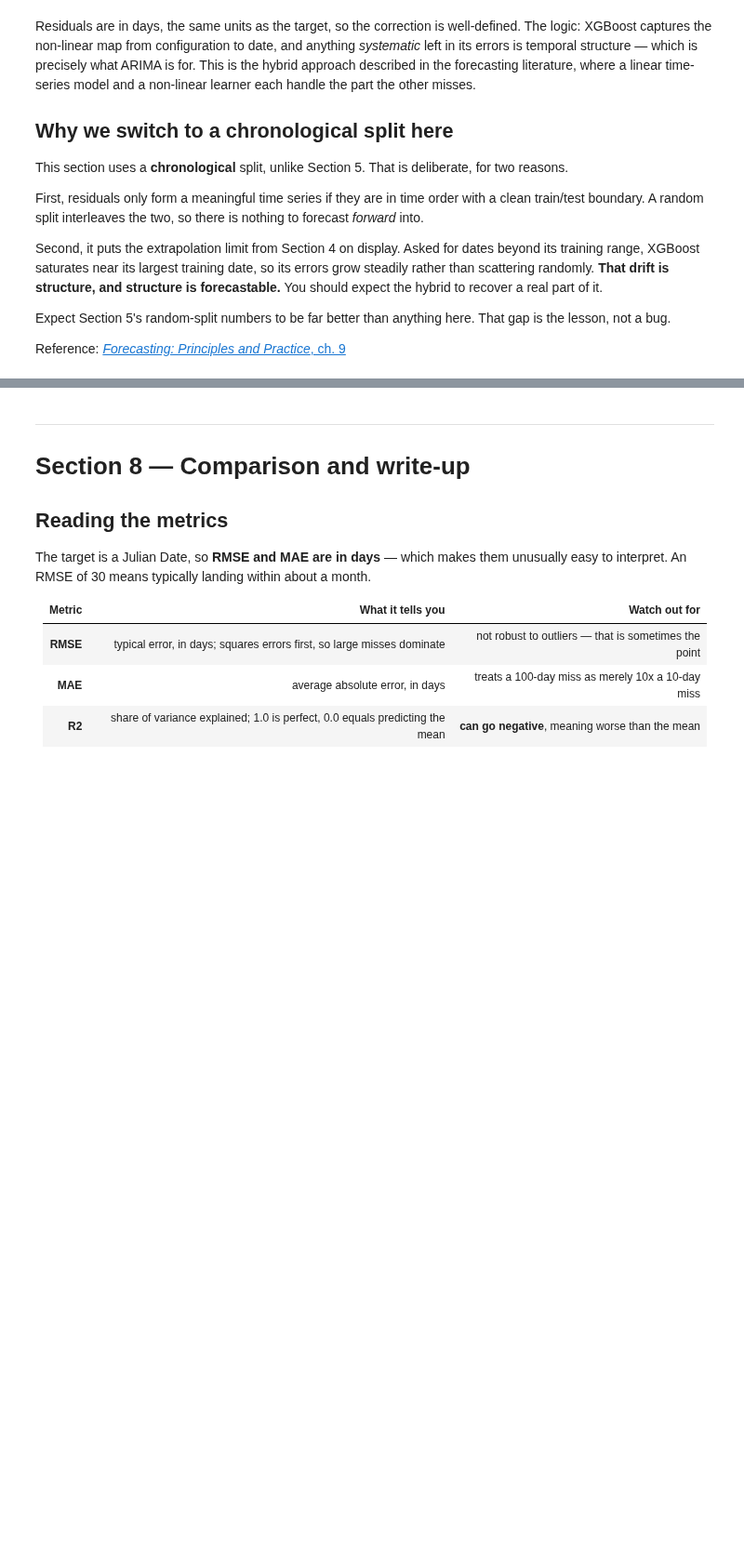
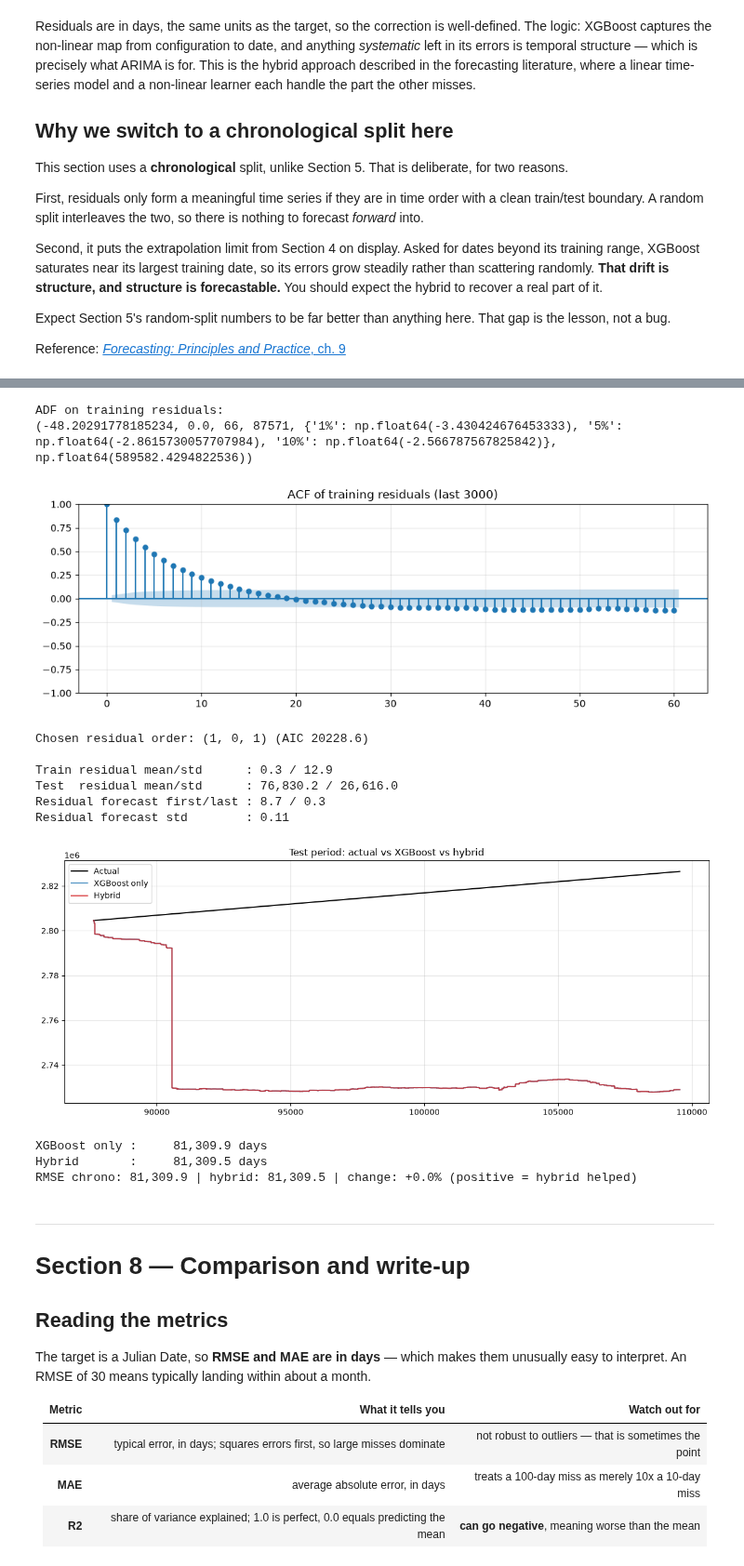
Before and after one commit to TAMU-Aggie-Data-Science-Club/fall2026-AIAA, a Jupyter notebook: adsc-deliverable1/deliverable1_planetary_motion.ipynb, the cells around one changed output, grey strips where cells are left out. Shown at 93% size. Cells and saved outputs as stored; diff of their text form; code cells hidden in the pictures; blank space fills up the shorter version.

```diff
--- a/adsc-deliverable1/deliverable1_planetary_motion.ipynb
+++ b/adsc-deliverable1/deliverable1_planetary_motion.ipynb
@@ -905,37 +1182,102 @@ print(f'residual series: train {len(resid_tr):,}  test {len(resid_te):,}')
 #
 #       pred_hybrid = pred_chrono + np.asarray(resid_fc)
 #
 #     Check the shapes match before adding -- np broadcasting will silently do
 #     the wrong thing if one is length 1.
 #
 # (d) Compare pred_hybrid against pred_chrono on RMSE. Did the correction help?
 #     By how much? If it did not, diagnose why rather than tweaking blindly.
 #
 # (e) Plot actual, XGBoost-only, and hybrid over the test period on one figure.
 #
 # Store the result as `pred_hybrid` -- Section 8 reads it.
 
 pred_hybrid = None
 
 # YOUR CODE HERE
+r_tr = np.asarray(resid_tr, dtype=float)
+r_te = np.asarray(resid_te, dtype=float)
+
+print("ADF on training residuals:")
+print(adfuller(resid_tr))
+
+fig, ax = plt.subplots(figsize=(10, 3.5))
+plot_acf(r_tr[-3000:], lags=60, ax=ax)
+ax.set_title("ACF of training residuals (last 3000)")
+plt.tight_layout()
+plt.show()
+
+resid_fit_in = r_tr[-3000:]
+
+best = None
+for p in range(0, 3):
+    for q in range(0, 3):
+        try:
+            m = ARIMA(resid_fit_in, order=(p, 0, q)).fit()
+        except Exception:
+            continue
+        if best is None or m.aic < best[0]:
+            best = (m.aic, (p, 0, q), m)
+aic, order, rmod = best
+print(f"Chosen residual order: {order} (AIC {aic:.1f})")
+
+resid_fc = np.asarray(rmod.get_forecast(steps=len(r_te)).predicted_mean)
+
+pred_chrono_arr = np.asarray(pred_chrono).ravel()
+assert resid_fc.shape == pred_chrono_arr.shape, (
+    f"resid_fc {resid_fc.shape} vs pred_chrono {pred_chrono_arr.shape}"
+)
+pred_hybrid = pred_chrono_arr + resid_fc
+
+print(f"\nTrain residual mean/std      : {r_tr[-3000:].mean():,.1f} / {r_tr[-3000:].std():,.1f}")
+print(f"Test  residual mean/std      : {r_te.mean():,.1f} / {r_te.std():,.1f}")
+print(f"Residual forecast first/last : {resid_fc[0]:,.1f} / {resid_fc[-1]:,.1f}")
+print(f"Residual forecast std        : {resid_fc.std():,.2f}")
+
+x = getattr(yc_te, "index", np.arange(len(r_te)))
+fig, ax = plt.subplots(figsize=(12, 5))
+ax.plot(x, np.asarray(yc_te), label="Actual", color="black")
+ax.plot(x, pred_chrono_arr, label="XGBoost only", color="tab:blue", alpha=0.8)
+ax.plot(x, pred_hybrid, label="Hybrid", color="tab:red", alpha=0.8)
+ax.set_title("Test period: actual vs XGBoost vs hybrid")
+ax.legend()
+plt.tight_layout()
+plt.show()
 
 if pred_hybrid is None:
     raise NotImplementedError('TODO (10): build and evaluate the hybrid.')
 
 pred_hybrid = np.asarray(pred_hybrid).ravel()
 assert pred_hybrid.shape == pred_chrono.shape, (
     f'shape mismatch: pred_hybrid {pred_hybrid.shape} vs pred_chrono {pred_chrono.shape}. '
     'Your residual forecast is probably the wrong length.'
 )
 
 res_hybrid = score(yc_te, pred_hybrid, 'Hybrid (XGBoost + ARIMA residual)')
 print(f"XGBoost only : {res_chrono['RMSE_days']:>12,.1f} days")
 print(f"Hybrid       : {res_hybrid['RMSE_days']:>12,.1f} days")
-improve = 100 * (1 - res_hybrid['RMSE_days'] / res_chrono['RMSE_days'])
-print(f"change       : {improve:>12,.1f}%  (positive means the hybrid helped)")
-
+print(f"RMSE chrono: {rmse(yc_te, pred_chrono):,.1f} | hybrid: {rmse(yc_te, pred_hybrid):,.1f} | change: {100*(1 - rmse(yc_te, pred_hybrid)/rmse(yc_te, pred_chrono)):+.1f}% (positive = hybrid helped)")
 # YOUR ANSWER to (d):
-#
+# The correction did not help (RMSE 81,309.9 -> 81,309.5, ~0%). Training
+# residuals are tiny (std ~13) and carry no usable structure, so the ARIMA
+# residual forecast is ~0-9. The test error (mean ~77k) is a systematic
+# extrapolation failure: XGBoost's predictions saturate at the training
+# maximum while the target keeps trending upward. A model fit on in-sample
+# residuals cannot learn an error that only appears out of sample.
+# %% [output]
+ADF on training residuals:
+(-48.20291778185234, 0.0, 66, 87571, {'1%': np.float64(-3.430424676453333), '5%': np.float64(-2.8615730057707984), '10%': np.float64(-2.566787567825842)}, np.float64(589582.4294822536))
+[figure, added]
+Chosen residual order: (1, 0, 1) (AIC 20228.6)
+
+Train residual mean/std      : 0.3 / 12.9
+Test  residual mean/std      : 76,830.2 / 26,616.0
+Residual forecast first/last : 8.7 / 0.3
+Residual forecast std        : 0.11
+[figure, added]
+XGBoost only :     81,309.9 days
+Hybrid       :     81,309.5 days
+RMSE chrono: 81,309.9 | hybrid: 81,309.5 | change: +0.0% (positive = hybrid helped)
 # %% [markdown]
 ---
 # Section 8 — Comparison and write-up
```
Also changed, not shown: parts of 24 cells of this notebook.
